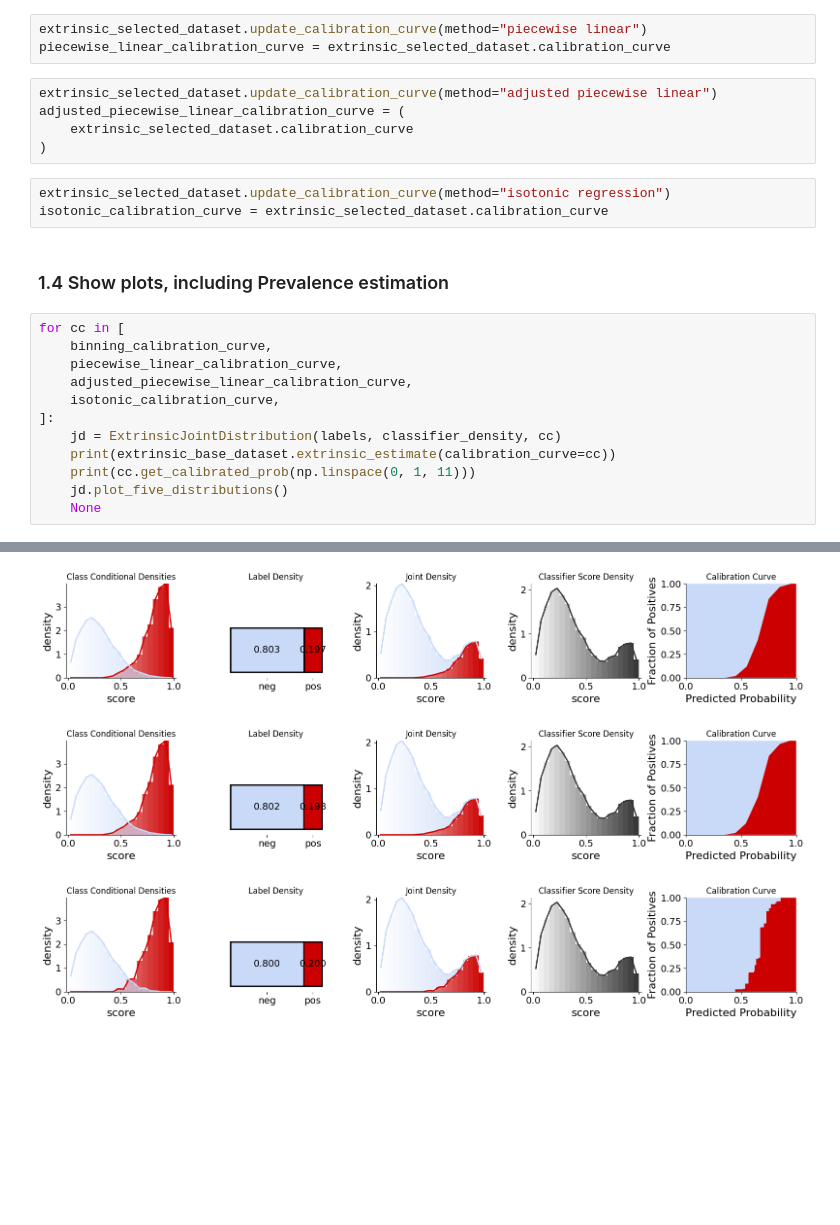
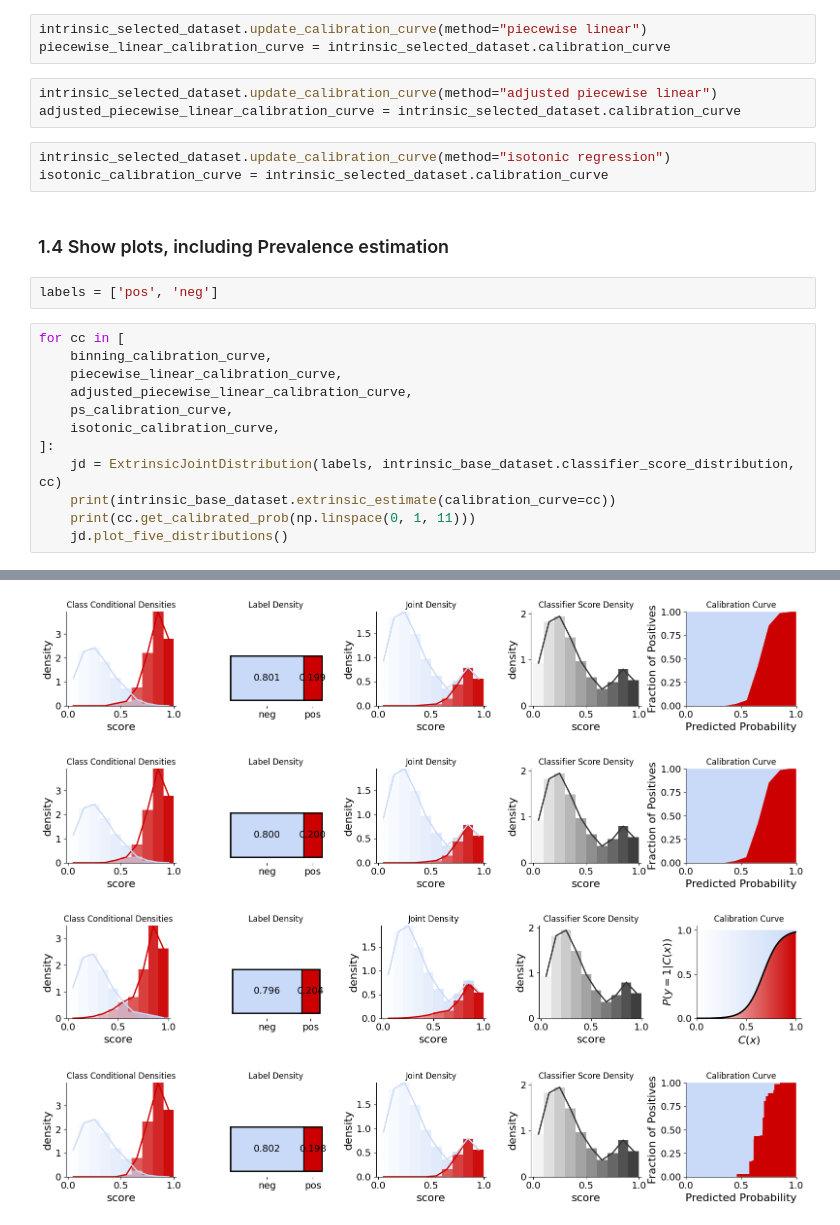
Before and after one commit to avalanchesiqi/pyquantifier, a Jupyter notebook: icwsm_tutorial/Alternate_Calibration_Curves.ipynb, the cells around one changed output, grey strips where cells are left out. Drawn from its saved outputs; the diff is of its cells as text; blank space fills up the shorter version.

Commit message:
change the calibration curve notebook to instrsic data generator

```diff
--- a/icwsm_tutorial/Alternate_Calibration_Curves.ipynb
+++ b/icwsm_tutorial/Alternate_Calibration_Curves.ipynb
@@ -128,26 +121,26 @@ Estimated w: 11.499204488758544, Estimated b: -7.653793887539771
 # %%
-extrinsic_selected_dataset.update_calibration_curve(method="piecewise linear")
-piecewise_linear_calibration_curve = extrinsic_selected_dataset.calibration_curve
+intrinsic_selected_dataset.update_calibration_curve(method="piecewise linear")
+piecewise_linear_calibration_curve = intrinsic_selected_dataset.calibration_curve
 # %%
-extrinsic_selected_dataset.update_calibration_curve(method="adjusted piecewise linear")
-adjusted_piecewise_linear_calibration_curve = (
-    extrinsic_selected_dataset.calibration_curve
-)
+intrinsic_selected_dataset.update_calibration_curve(method="adjusted piecewise linear")
+adjusted_piecewise_linear_calibration_curve = intrinsic_selected_dataset.calibration_curve
 # %%
-extrinsic_selected_dataset.update_calibration_curve(method="isotonic regression")
-isotonic_calibration_curve = extrinsic_selected_dataset.calibration_curve
+intrinsic_selected_dataset.update_calibration_curve(method="isotonic regression")
+isotonic_calibration_curve = intrinsic_selected_dataset.calibration_curve
 # %% [markdown]
 ### 1.4 Show plots, including Prevalence estimation
+# %%
+labels = ['pos', 'neg']
 # %%
 for cc in [
     binning_calibration_curve,
     piecewise_linear_calibration_curve,
     adjusted_piecewise_linear_calibration_curve,
+    ps_calibration_curve,
     isotonic_calibration_curve,
 ]:
-    jd = ExtrinsicJointDistribution(labels, classifier_density, cc)
-    print(extrinsic_base_dataset.extrinsic_estimate(calibration_curve=cc))
+    jd = ExtrinsicJointDistribution(labels, intrinsic_base_dataset.classifier_score_distribution, cc)
+    print(intrinsic_base_dataset.extrinsic_estimate(calibration_curve=cc))
     print(cc.get_calibrated_prob(np.linspace(0, 1, 11)))
     jd.plot_five_distributions()
-    None
 # %% [output]
@@ -167,3 +164,4 @@ for cc in [
-[figure, old version]
+[figure, new version]
-[figure, old version]
+[figure, new version]
-[figure, old version]
+[figure, new version]
+[figure, added]
```
Also changed, not shown: parts of 15 cells of this notebook.
